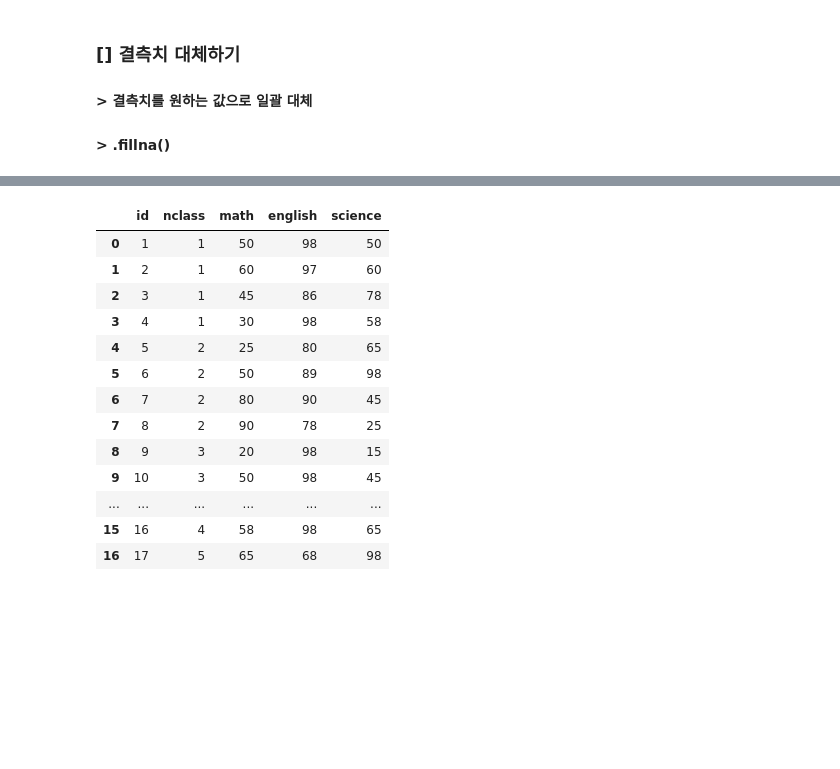
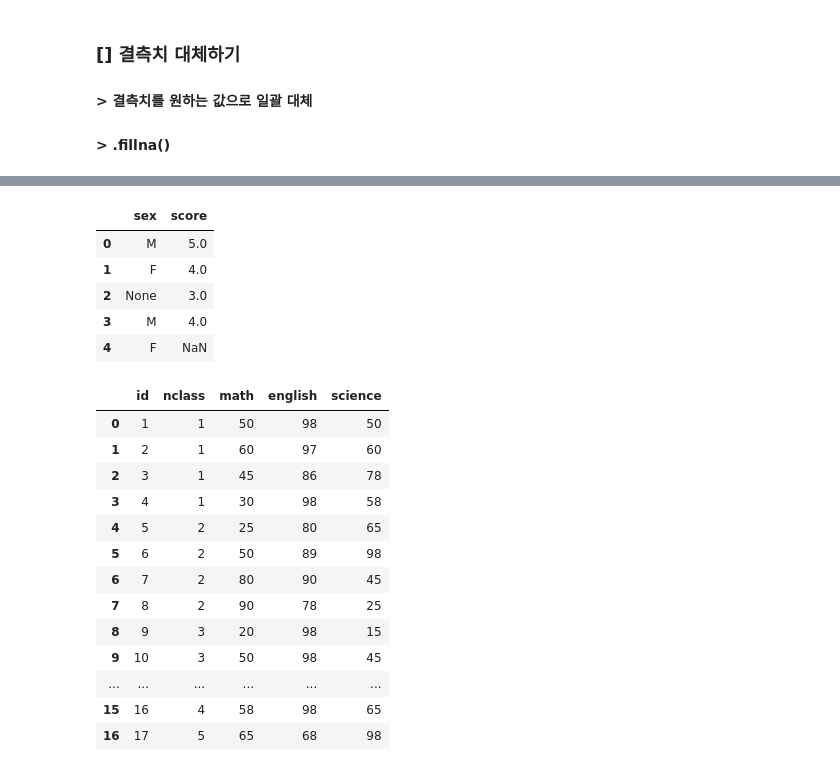
Before and after one commit to dndxor/BCDA, a Jupyter notebook: Ch07_DataNormalize.ipynb, the cells around one changed output, grey strips where cells are left out. Drawn from its saved outputs; the diff is of its cells as text; code cells hidden in the pictures; blank space fills up the shorter version.

```diff
--- a/Ch07_DataNormalize.ipynb
+++ b/Ch07_DataNormalize.ipynb
@@ -180,3 +209,14 @@ df
+# %%
+## 결측치 'None'으로 치환
+df['sex'].fillna(value = 'None', inplace = True)  # df 자체 결측치를 'None'로 대체
+df
+# %% [output]
+|  | sex | score |
+| 0 | M | 5.0 |
+| 1 | F | 4.0 |
+| 2 | None | 3.0 |
+| 3 | M | 4.0 |
+| 4 | F | NaN |
 # %%
 ## 외부 데이터 불러오기
 exam = pd.read_csv('exam.csv')           # 데이터 불러오기
```
Also changed, not shown: parts of 14 cells of this notebook, 1 other file.
